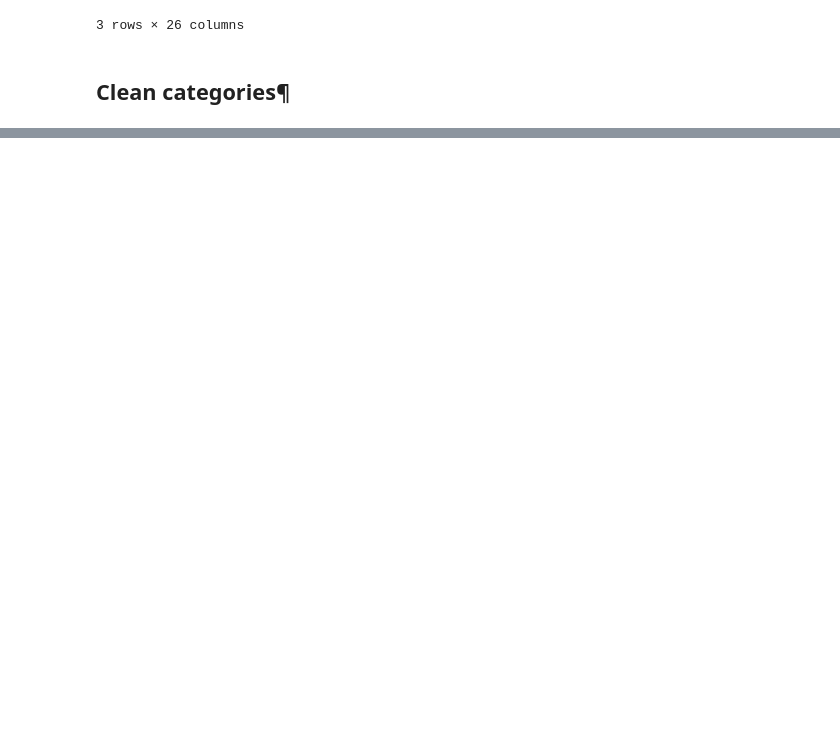
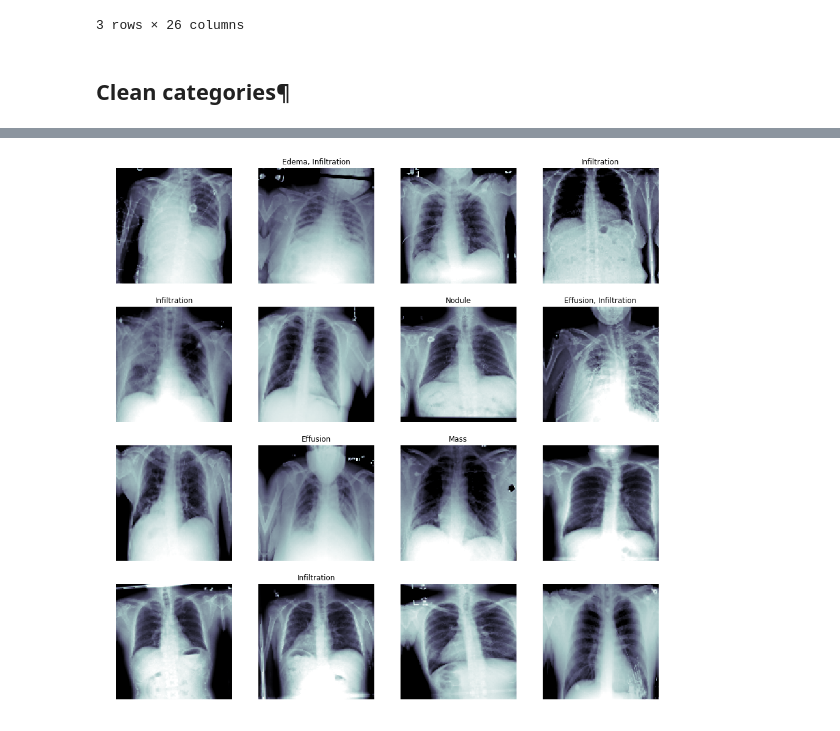
Before and after one commit to ashishpal2702/Kaggle, a Jupyter notebook: NIH Chest X-rays/NIH Chest X-rays.ipynb, the cells around one changed output, grey strips where cells are left out. Cells and saved outputs as stored; diff of their text form; code cells hidden in the pictures; blank space fills up the shorter version.

```diff
--- a/NIH Chest X-rays/NIH Chest X-rays.ipynb
+++ b/NIH Chest X-rays/NIH Chest X-rays.ipynb
@@ -98,0 +123,37 @@ Clean Labels (0) []
+# %%
+def flow_from_dataframe(img_data_gen, in_df, path_col, y_col, **dflow_args):
+    base_dir = os.path.dirname(in_df[path_col].values[0])
+    print('## Ignore next message from keras, values are replaced anyways')
+    df_gen = img_data_gen.flow_from_directory(base_dir,
+                                     class_mode = 'sparse',
+                                    **dflow_args)
+    df_gen.filenames = in_df[path_col].values
+    df_gen.classes = np.stack(in_df[y_col].values)
+    df_gen.samples = in_df.shape[0]
+    df_gen.n = in_df.shape[0]
+    df_gen._set_index_array()
+    df_gen.directory = '' # since we have the full path
+    print('Reinserting dataframe: {} images'.format(in_df.shape[0]))
+    return df_gen
+# %%
+train_gen = flow_from_dataframe(core_idg, train_df,
+                             path_col = 'path',
+                            y_col = 'disease_vec',
+                            target_size = IMG_SIZE,
+                             color_mode = 'grayscale',
+                            batch_size = 32)
+
+valid_gen = flow_from_dataframe(core_idg, valid_df,
+                             path_col = 'path',
+                            y_col = 'disease_vec',
+                            target_size = IMG_SIZE,
+                             color_mode = 'grayscale',
+                            batch_size = 256) # we can use much larger batches for evaluation
+# used a fixed dataset for evaluating the algorithm
+test_X, test_Y = next(flow_from_dataframe(core_idg,
+                               valid_df,
+                             path_col = 'path',
+                            y_col = 'disease_vec',
+                            target_size = IMG_SIZE,
+                             color_mode = 'grayscale',
+                            batch_size = 1024)) # one big batch
@@ -98,0 +170,10 @@ Clean Labels (0) []
+# %%
+t_x, t_y = next(train_gen)
+fig, m_axs = plt.subplots(4, 4, figsize = (16, 16))
+for (c_x, c_y, c_ax) in zip(t_x, t_y, m_axs.flatten()):
+    c_ax.imshow(c_x[:,:,0], cmap = 'bone', vmin = -1.5, vmax = 1.5)
+    c_ax.set_title(', '.join([n_class for n_class, n_score in zip(all_labels, c_y)
+                             if n_score>0.5]))
+    c_ax.axis('off')
+# %% [output]
+[figure, added]
```
Also changed, not shown: parts of 12 cells of this notebook.
